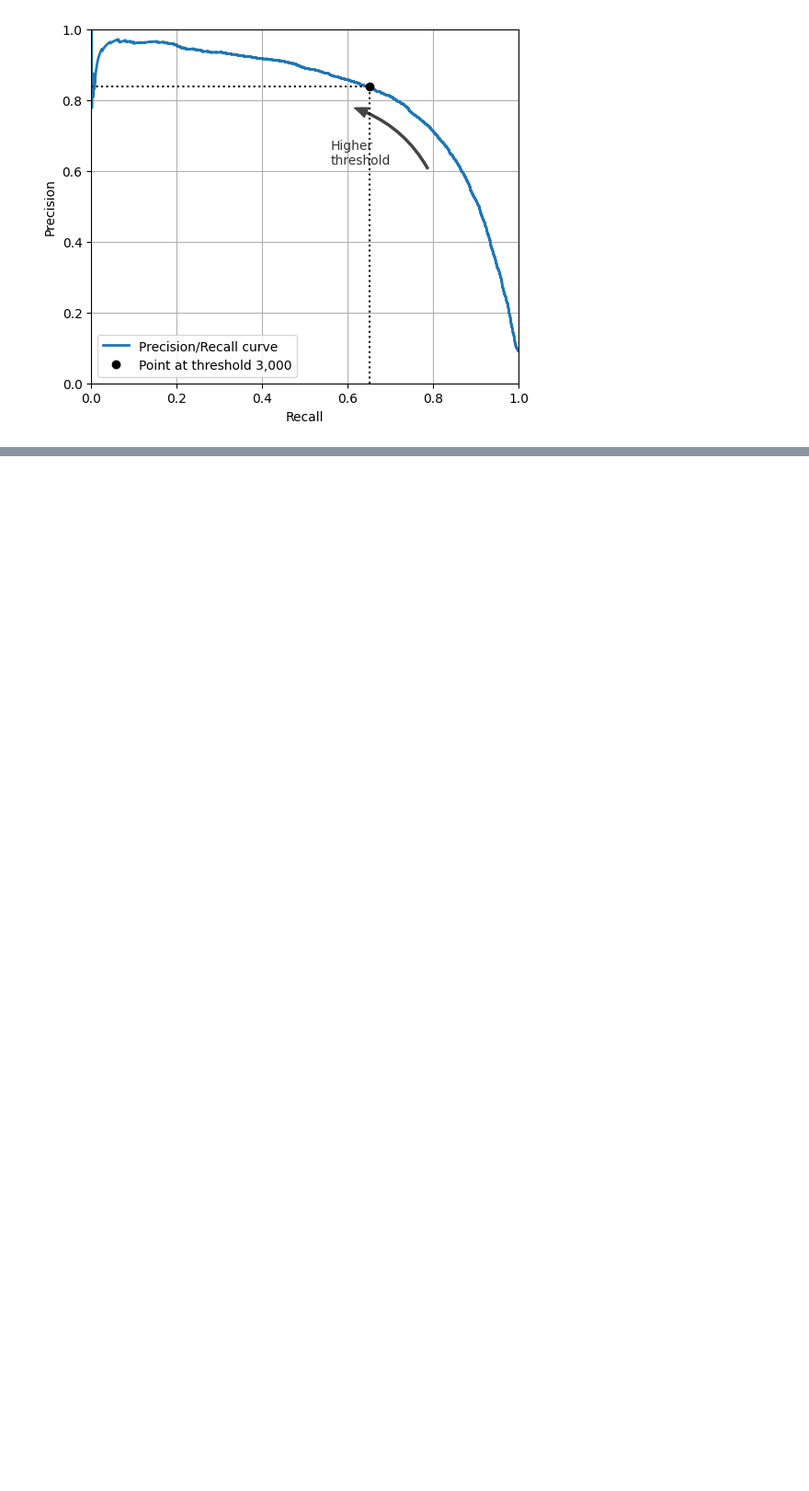
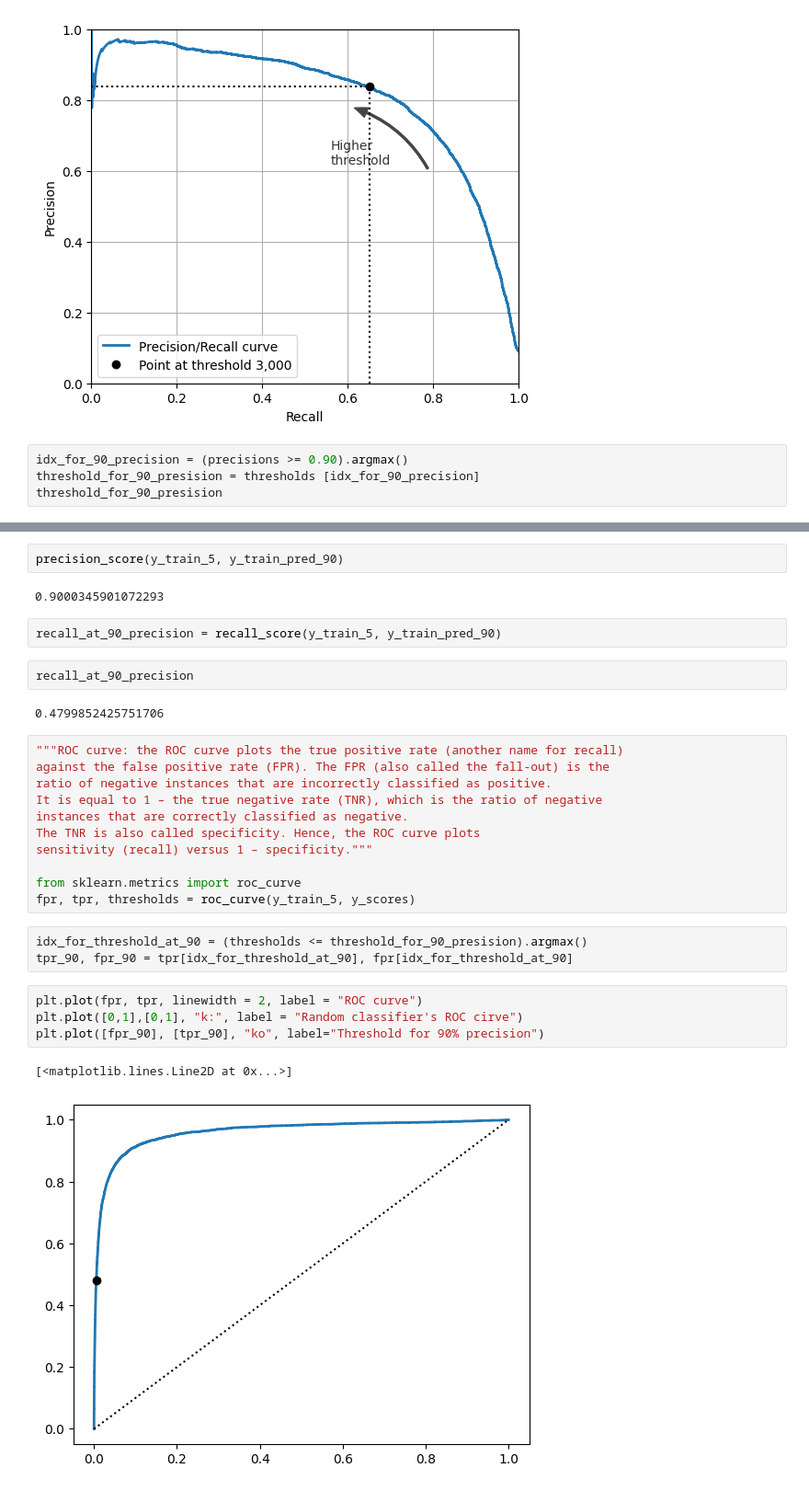
Before and after one commit to ArezooAalipanah/machine_learning3, a Jupyter notebook: HML3_ch3.ipynb, the cells around one changed output, grey strips where cells are left out. Shown at 92% size. Cells and saved outputs as stored; diff of their text form; blank space fills up the shorter version.

```diff
--- a/HML3_ch3.ipynb
+++ b/HML3_ch3.ipynb
@@ -418,3 +418,7 @@ plt.legend(loc="lower left")
 plt.show()
 # %% [output]
 [figure]
+# %%
+idx_for_90_precision = (precisions >= 0.90).argmax()
+threshold_for_90_presision = thresholds [idx_for_90_precision]
+threshold_for_90_presision
@@ -420,0 +438,31 @@ plt.show()
+# %%
+precision_score(y_train_5, y_train_pred_90)
+# %% [output]
+0.9000345901072293
+# %%
+recall_at_90_precision = recall_score(y_train_5, y_train_pred_90)
+# %%
+recall_at_90_precision
+# %% [output]
+0.4799852425751706
+# %%
+"""ROC curve: the ROC curve plots the true positive rate (another name for recall)
+against the false positive rate (FPR). The FPR (also called the fall-out) is the
+ratio of negative instances that are incorrectly classified as positive.
+It is equal to 1 – the true negative rate (TNR), which is the ratio of negative
+instances that are correctly classified as negative.
+The TNR is also called specificity. Hence, the ROC curve plots
+sensitivity (recall) versus 1 – specificity."""
+
+from sklearn.metrics import roc_curve
+fpr, tpr, thresholds = roc_curve(y_train_5, y_scores)
+# %%
+idx_for_threshold_at_90 = (thresholds <= threshold_for_90_presision).argmax()
+tpr_90, fpr_90 = tpr[idx_for_threshold_at_90], fpr[idx_for_threshold_at_90]
+# %%
+plt.plot(fpr, tpr, linewidth = 2, label = "ROC curve")
+plt.plot([0,1],[0,1], "k:", label = "Random classifier's ROC cirve")
+plt.plot([fpr_90], [tpr_90], "ko", label="Threshold for 90% precision")
+# %% [output]
+[<matplotlib.lines.Line2D at 0x...>]
+[figure, added]
```
Also changed, not shown: parts of 5 cells of this notebook.
